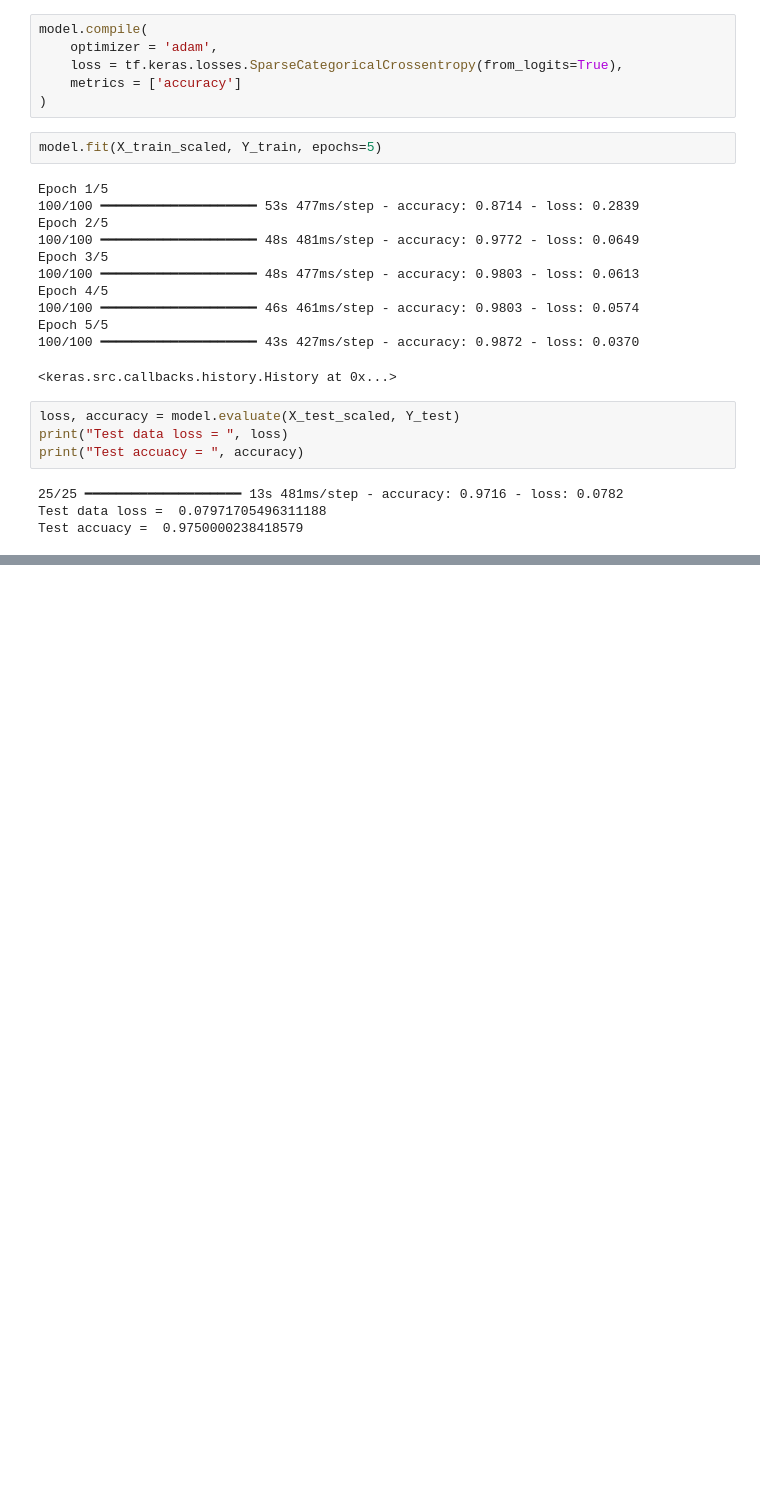
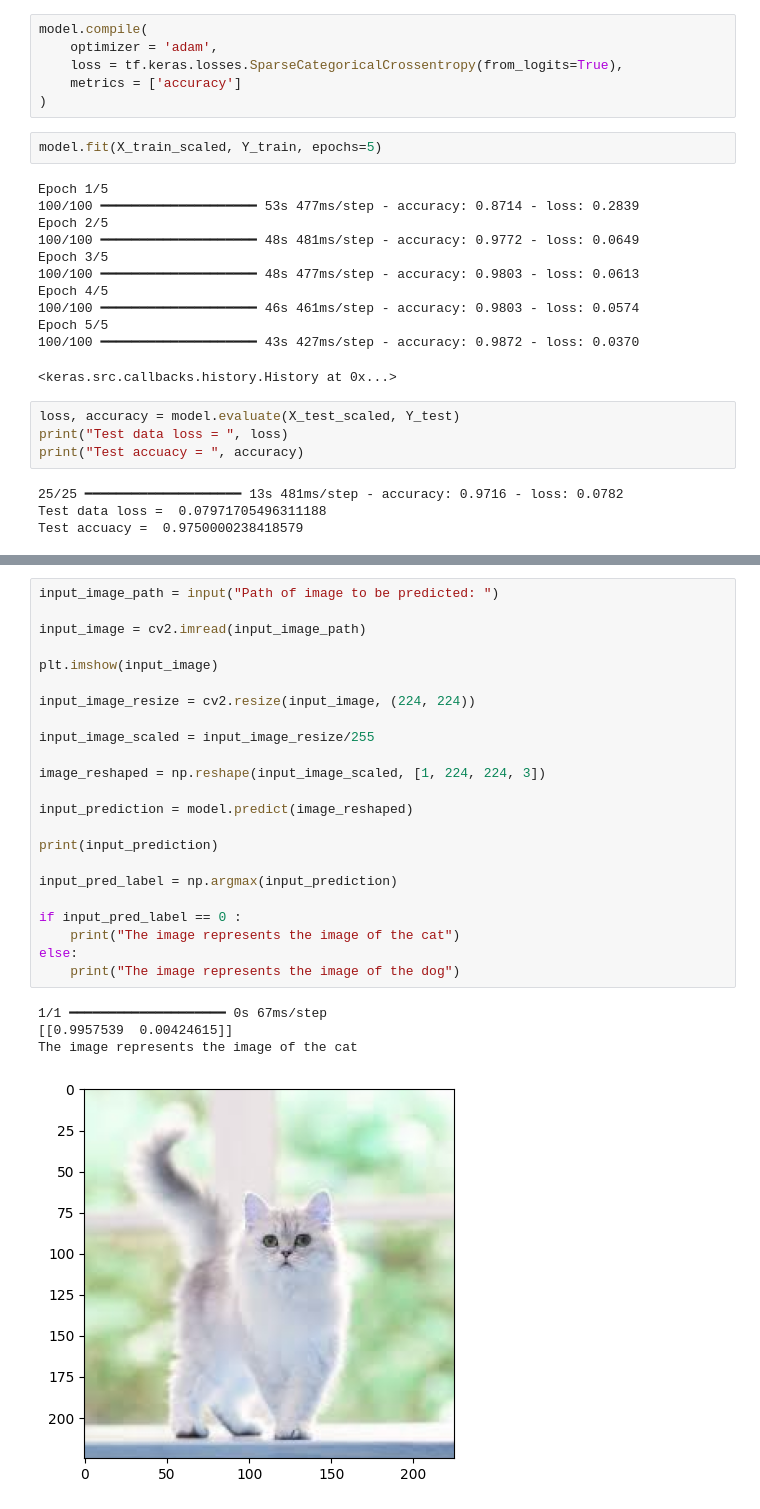
Before and after one commit to GarimaUttam/dogs_Vs_cats_Classi_TFL, a Jupyter notebook: main.ipynb, the cells around one changed output, grey strips where cells are left out. Saved outputs shown, nothing was run; the diff lists cells and outputs as text; blank space fills up the shorter version.

```diff
--- a/main.ipynb
+++ b/main.ipynb
@@ -404,0 +435,28 @@ Test accuacy =  0.9750000238418579
+# %%
+input_image_path = input("Path of image to be predicted: ")
+
+input_image = cv2.imread(input_image_path)
+
+plt.imshow(input_image)
+
+input_image_resize = cv2.resize(input_image, (224, 224))
+
+input_image_scaled = input_image_resize/255
+
+image_reshaped = np.reshape(input_image_scaled, [1, 224, 224, 3])
+
+input_prediction = model.predict(image_reshaped)
+
+print(input_prediction)
+
+input_pred_label = np.argmax(input_prediction)
+
+if input_pred_label == 0 :
+    print("The image represents the image of the cat")
+else:
+    print("The image represents the image of the dog")
+# %% [output]
+1/1 ━━━━━━━━━━━━━━━━━━━━ 0s 67ms/step
+[[0.9957539  0.00424615]]
+The image represents the image of the cat
+[figure, added]
```
Also changed, not shown: parts of 2 cells of this notebook, 2 other files.
